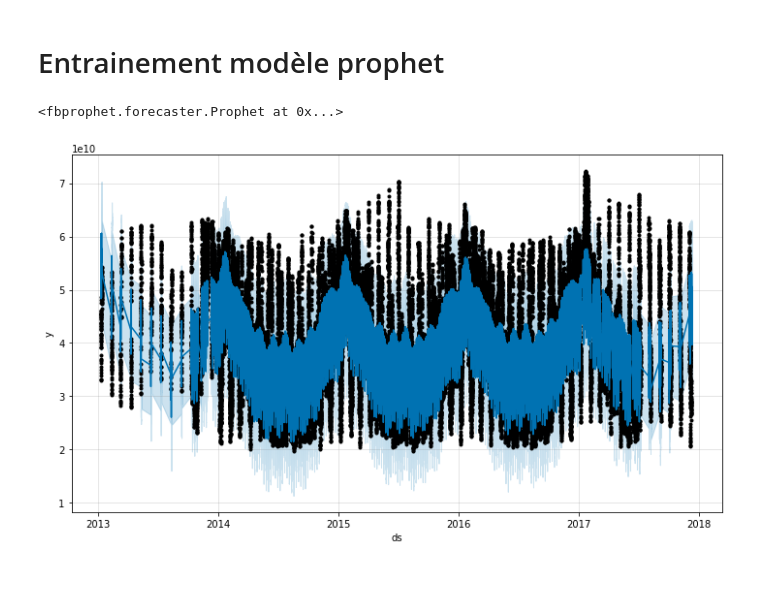
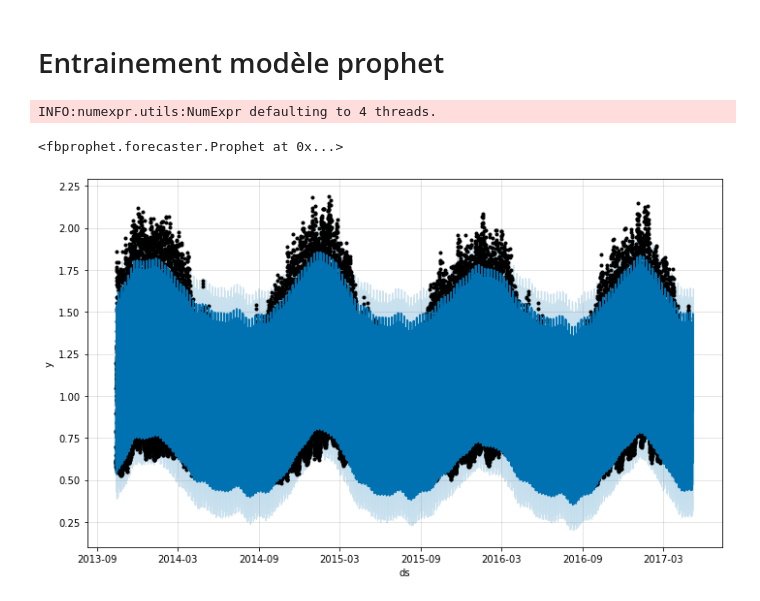
Before and after one commit to fredcoq/challenge-data-ens, a Jupyter notebook: model_1_prophet.ipynb, the cells around one changed output. Drawn from its saved outputs; the diff is of its cells as text; code cells hidden in the pictures.

```diff
--- a/model_1_prophet.ipynb
+++ b/model_1_prophet.ipynb
@@ -33,13 +39,21 @@ X_train_brut=x_train
+# %%
+y_train=pd.read_csv('training_output_uamzSZW.csv',index_col="Horodate_UTC",parse_dates=['Horodate_UTC'],dayfirst=True)
+#y_train['timestamp']=pd.to_datetime(y_train.index)
+y_train.index = pd.DatetimeIndex(y_train.index)
+
+y_train['timestamp']=pd.to_datetime(y_train.index)
 # %%
-X_train_brut.rename(columns={'Consommations totale (W)':'y'},inplace=True)
-X_train_brut['ds']=X_train_brut.index
-prophet.fit(X_train_brut.loc[:date(2017,6,30)])
+y_RES1_BASE=y_train.rename(columns={'RES1_BASE':'y'})
+y_RES1_BASE['ds']=y_RES1_BASE.index
+prophet=Prophet()
+prophet.fit(y_RES1_BASE.loc[:date(2017,4,30)])
 # %% [output]
-<fbprophet.forecaster.Prophet at 0x...>
+INFO:numexpr.utils:NumExpr defaulting to 4 threads.
+<fbprophet.forecaster.Prophet at 0x...>
 # %%
 m=prophet
-future = m.make_future_dataframe(periods=96, freq = 'H')
+future = m.make_future_dataframe(periods=7*48, freq = '30T')
 forecast = m.predict(future)
 fig = m.plot(forecast)
 # %% [output]
-[figure, old version]
+[figure, new version]
```
Also changed, not shown: parts of 8 cells of this notebook.
